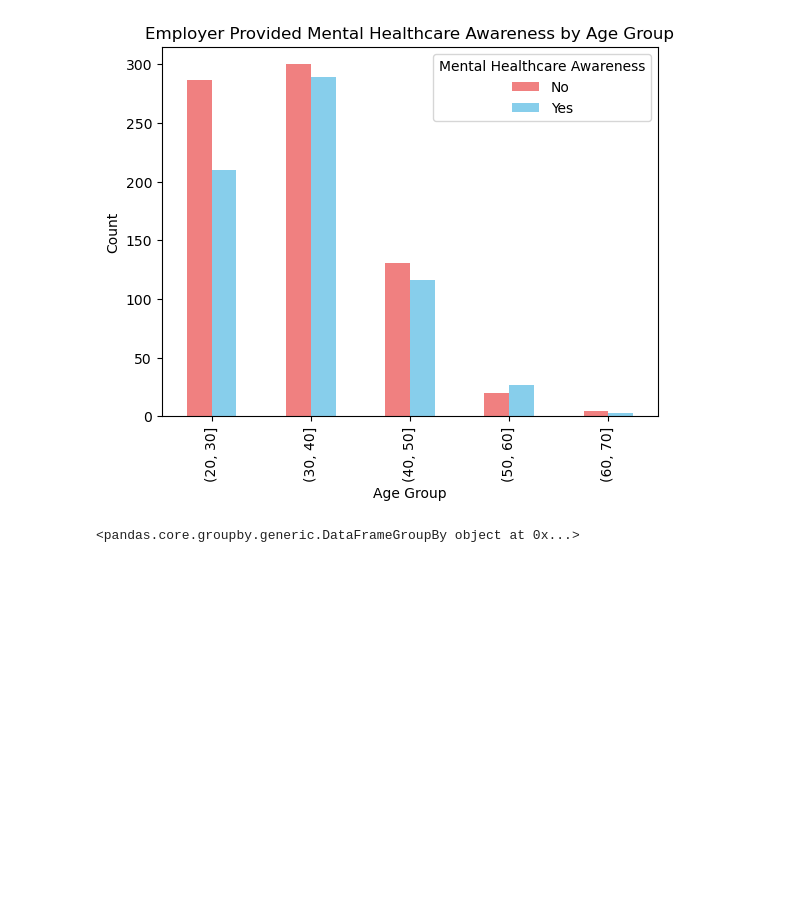
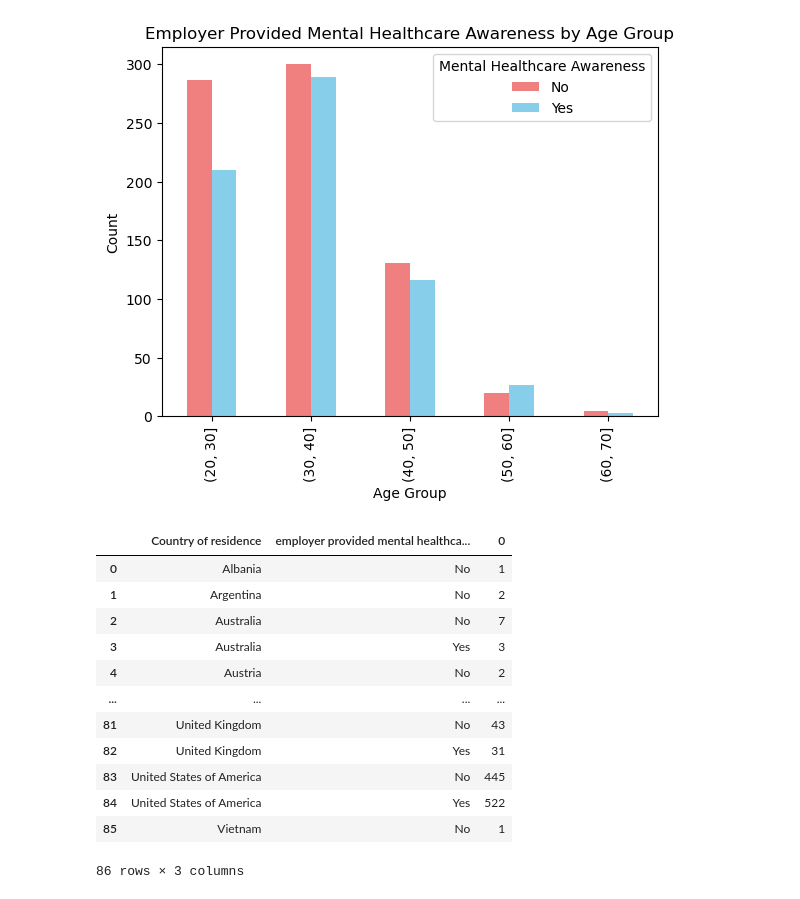
Before and after one commit to AthenOsterberg1995/Project-1---Mental-Health-in-Tech, a Jupyter notebook: Suhasini_Jampuram/code.ipynb, the cells around one changed output. Saved outputs shown, nothing was run; the diff lists cells and outputs as text; code cells hidden in the pictures; blank space fills up the shorter version.

Commit message:
demographics

```diff
--- a/Suhasini_Jampuram/code.ipynb
+++ b/Suhasini_Jampuram/code.ipynb
@@ -154,20 +154,36 @@ See the caveats in the documentation: https://pandas.pydata.org/pandas-docs/stab
   df_demographics_filtered_final['Age Group'] = pd.cut(df_demographics_filtered_final['Age'], bins=age_bins)
 <Figure size 1200x600 with 0 Axes>
 [figure]
-# %%
-selected_columns = df_demographics_filtered_final[['employer provided mental healthcare awareness', 'Country of residence']]
-
-df_colums = pd.DataFrame(selected_columns)
-df_groupby = df_colums.groupby(['Country of residence', 'employer provided mental healthcare awareness'])
-df_groupby
-#Yes_values = df_colums[df_colums["employer provided mental healthcare awareness"] == "Yes"]
-#df_yes = pd.DataFrame(Yes_values.value_counts())
-#df_yes
-#df_groupby = df.groupby('employer provided mental healthcare awareness')
-#df_modified = df_groupby.value_counts()
-#df_groupby
-#df_final = pd.DataFrame(df_modified)
-#df_final
-#Yes_df = df_final[df_final['employer provided mental healthcare awareness'] == 'Yes']
-# %% [output]
-<pandas.core.groupby.generic.DataFrameGroupBy object at 0x...>
+# %%
+selected_columns = df_demographics_filtered_final[['employer provided mental healthcare awareness', 'Country of residence']]
+
+df_colums = pd.DataFrame(selected_columns)
+df_groupby = df_colums.groupby(['Country of residence', 'employer provided mental healthcare awareness']).size().to_frame().reset_index()
+
+#df_groupby_sorted = df_groupby.sort_values(by='Country of residence', ascending=False)
+#df_groupby_sorted
+
+#df_groupby.plot(kind='bar', color=['lightcoral', 'skyblue'])
+#Yes_values = df_colums[df_colums["employer provided mental healthcare awareness"] == "Yes"]
+#df_yes = pd.DataFrame(Yes_values.value_counts())
+#df_yes
+#df_groupby = df.groupby('employer provided mental healthcare awareness')
+#df_modified = df_groupby.value_counts()
+#df_groupby
+#df_final = pd.DataFrame(df_modified)
+#df_final
+#Yes_df = df_final[df_final['employer provided mental healthcare awareness'] == 'Yes']
+# %% [output]
+|  | Country of residence | employer provided mental healthca... | 0 |
+| 0 | Albania | No | 1 |
+| 1 | Argentina | No | 2 |
+| 2 | Australia | No | 7 |
+| 3 | Australia | Yes | 3 |
+| 4 | Austria | No | 2 |
+| ... | ... | ... | ... |
+| 81 | United Kingdom | No | 43 |
+| 82 | United Kingdom | Yes | 31 |
+| 83 | United States of America | No | 445 |
+| 84 | United States of America | Yes | 522 |
+| 85 | Vietnam | No | 1 |
+86 rows × 3 columns
```
Also changed, not shown: 1 other file.
